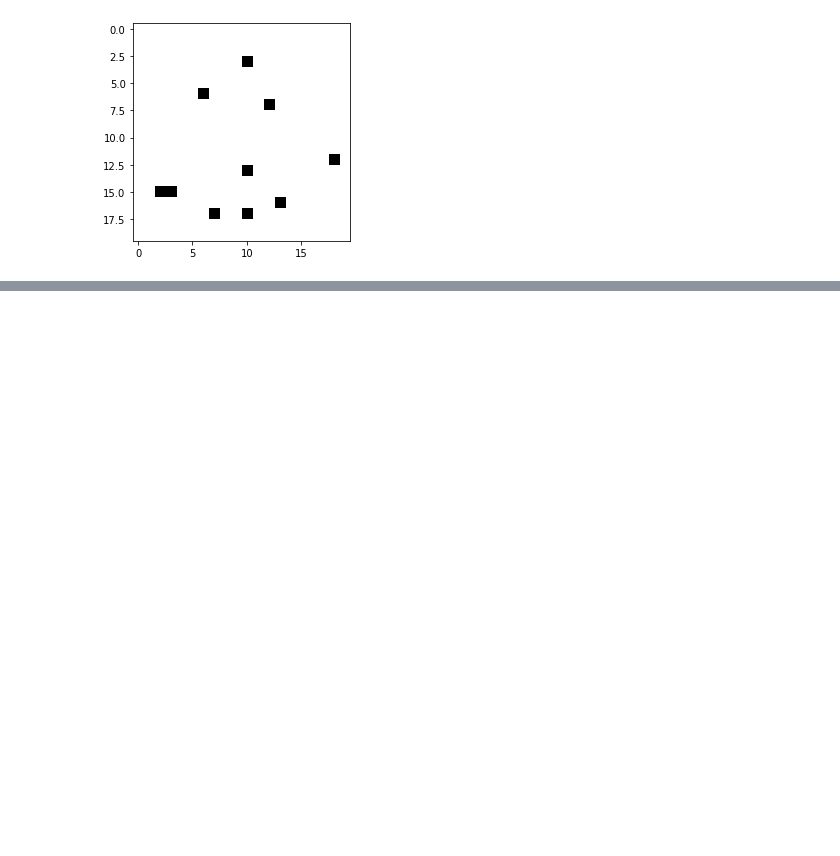
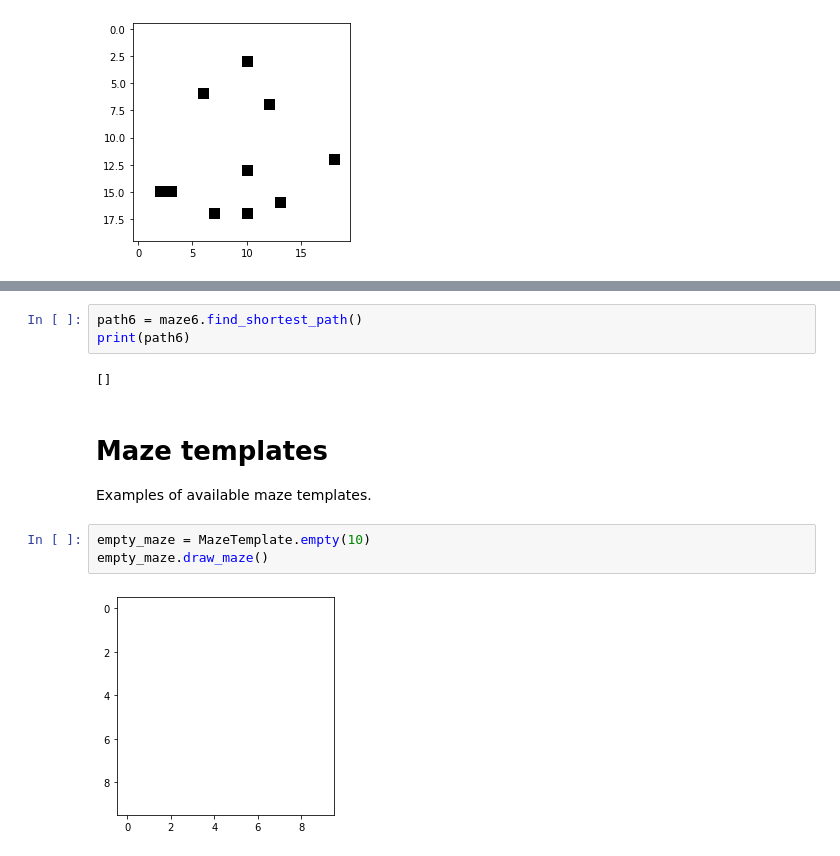
Before and after one commit to TAB0048/vvp-project, a Jupyter notebook: examples.ipynb, the cells around one changed output, grey strips where cells are left out. Drawn from its saved outputs; the diff is of its cells as text; blank space fills up the shorter version.

```diff
--- a/examples.ipynb
+++ b/examples.ipynb
@@ -34,0 +164,13 @@ maze1.draw_maze()
+# %%
+path6 = maze6.find_shortest_path()
+print(path6)
+# %% [output]
+[]
+# %% [markdown]
+# Maze templates
+Examples of available maze templates.
+# %%
+empty_maze = MazeTemplate.empty(10)
+empty_maze.draw_maze()
+# %% [output]
+[figure, added]
```
Also changed, not shown: parts of 24 cells of this notebook, 1 other file.
